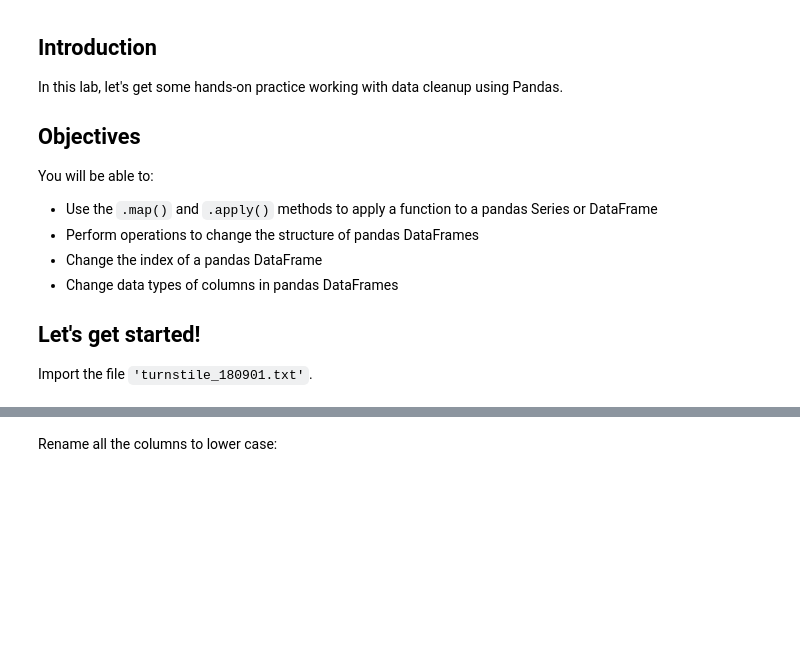
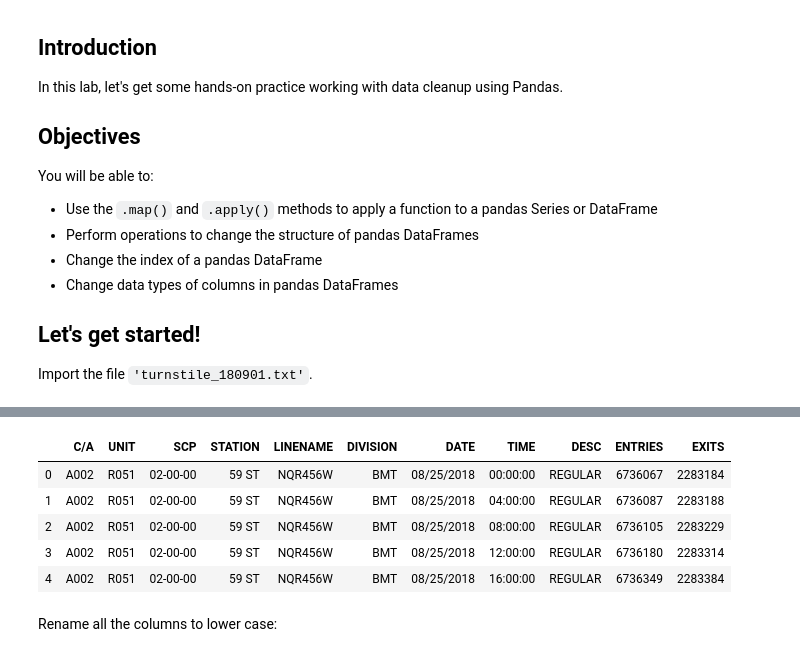
Before and after one commit to csontx2019/dsc-enterprise-chevron-pandas-series-and-dataframes-lab-chevron-dataeng-100419, a Jupyter notebook: index.ipynb, the cells around one changed output, grey strips where cells are left out. Cells and saved outputs as stored; diff of their text form; code cells hidden in the pictures; blank space fills up the shorter version.

```diff
--- a/index.ipynb
+++ b/index.ipynb
@@ -24,7 +24,7 @@ import matplotlib.pyplot as plt
 # %%
 # Import the file 'turnstile_180901.txt'
 df = pd.read_csv('turnstile_180901.txt')
-df.to_csv('C:\Users\sonc1\turnstile_180901.csv')
+df.to_csv(r'C:\Users\sonc1\turnstile_180901.csv')
 
 # Print the number of rows ans columns in df
 print(df.shape)
@@ -36,3 +36,9 @@ SyntaxError: (unicode error) 'unicodeescape' codec can't decode bytes in positio
+|  | C/A | UNIT | SCP | STATION | LINENAME | DIVISION | DATE | TIME | DESC | ENTRIES | EXITS |
+| 0 | A002 | R051 | 02-00-00 | 59 ST | NQR456W | BMT | 08/25/2018 | 00:00:00 | REGULAR | 6736067 | 2283184 |
+| 1 | A002 | R051 | 02-00-00 | 59 ST | NQR456W | BMT | 08/25/2018 | 04:00:00 | REGULAR | 6736087 | 2283188 |
+| 2 | A002 | R051 | 02-00-00 | 59 ST | NQR456W | BMT | 08/25/2018 | 08:00:00 | REGULAR | 6736105 | 2283229 |
+| 3 | A002 | R051 | 02-00-00 | 59 ST | NQR456W | BMT | 08/25/2018 | 12:00:00 | REGULAR | 6736180 | 2283314 |
+| 4 | A002 | R051 | 02-00-00 | 59 ST | NQR456W | BMT | 08/25/2018 | 16:00:00 | REGULAR | 6736349 | 2283384 |
 # %% [markdown]
 Rename all the columns to lower case:
 # %%
```
Also changed, not shown: parts of 1 cell of this notebook.
